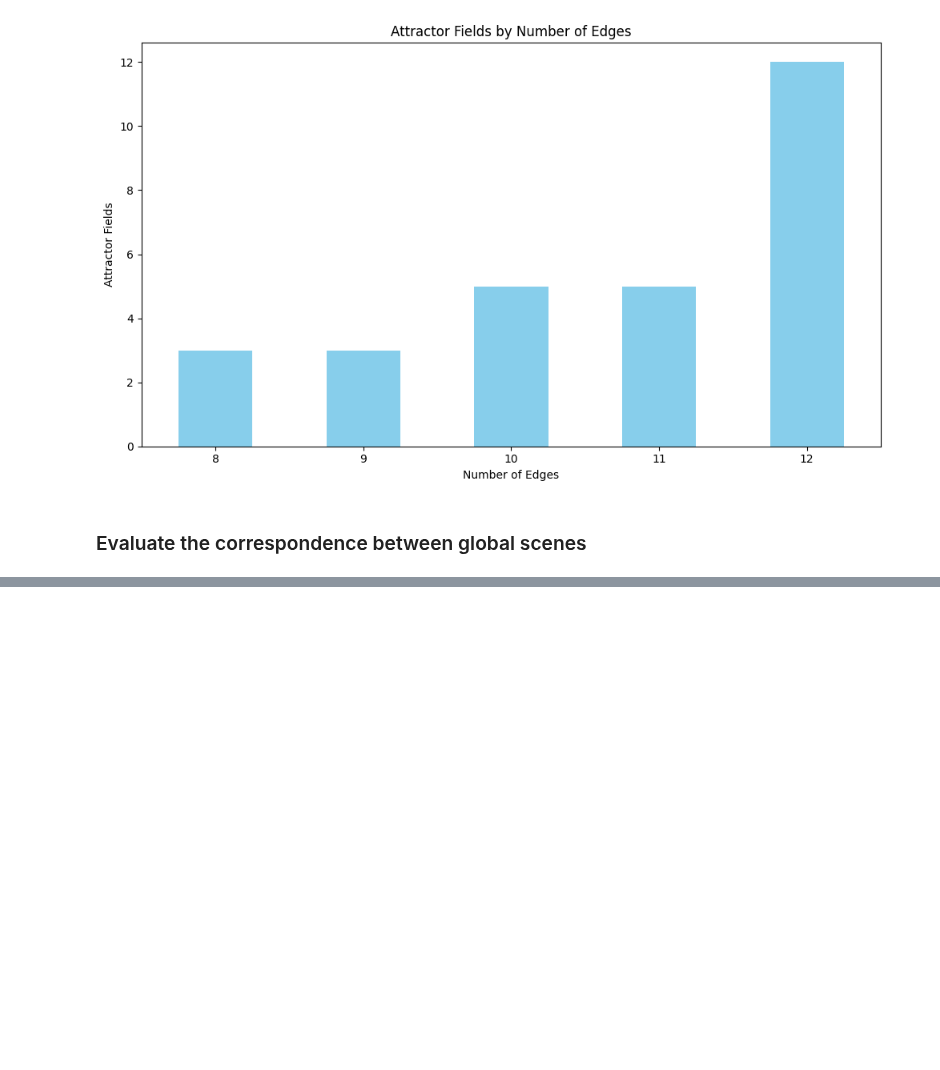
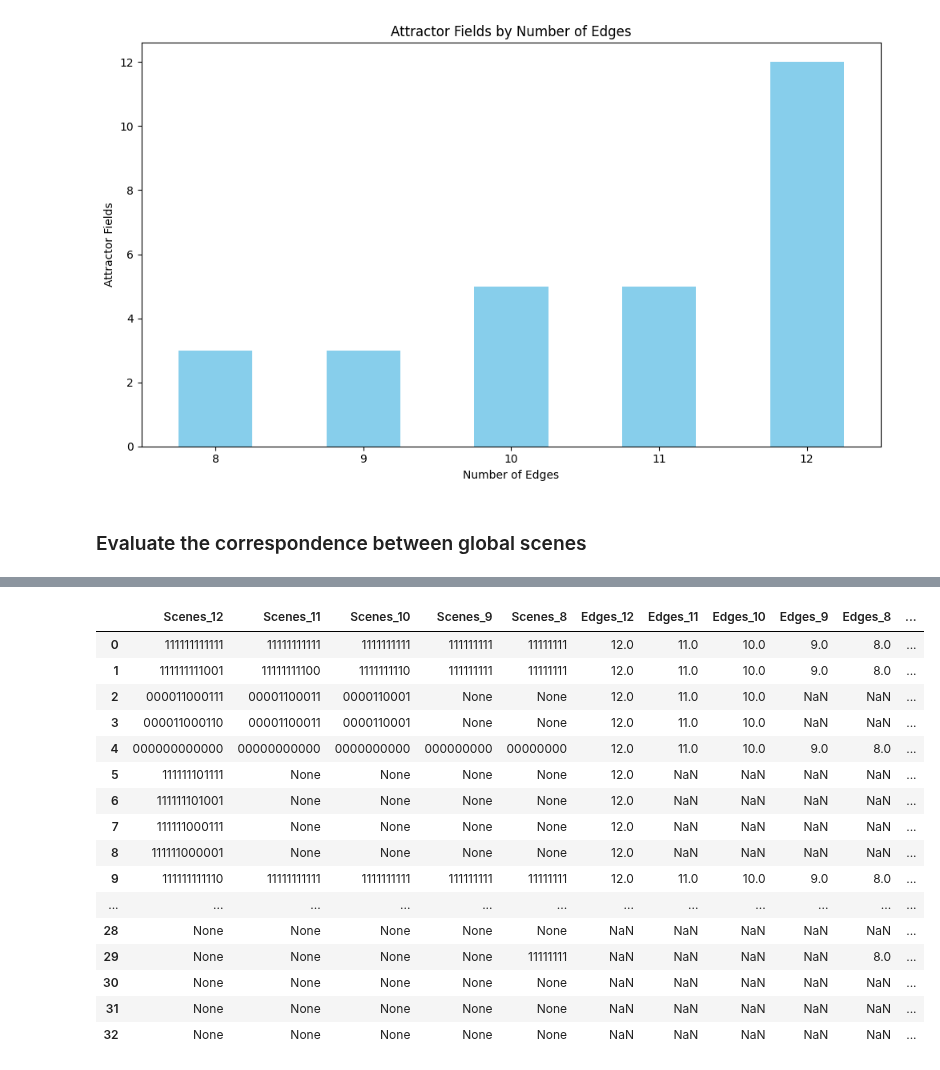
Before and after one commit to crptcusco/cbnetwork, a Jupyter notebook: experiments/7_aleatory_template_coupling_signals/exp7_3_evaluate_equivalence.ipynb, the cells around one changed output, grey strips where cells are left out. Drawn from its saved outputs; the diff is of its cells as text; code cells hidden in the pictures; blank space fills up the shorter version.

```diff
--- a/experiments/7_aleatory_template_coupling_signals/exp7_3_evaluate_equivalence.ipynb
+++ b/experiments/7_aleatory_template_coupling_signals/exp7_3_evaluate_equivalence.ipynb
@@ -12,10 +12,9 @@ import matplotlib.pyplot as plt
 
 exp_path = "outputs/exp7_data_7_8_100/"
 indicators_file = exp_path + 'data.csv'
-
 df = pd.read_csv(indicators_file)
-df['n_edges'] = df['n_edges'].astype(int)
 print("Indicators Loaded")
-df.keys()
+print(df.dtypes)
+df.head(10)
 # %% [output]
 Indicators Loaded
@@ -272,0 +353,89 @@ results_df
+# %%
+import pandas as pd
+
+# Ordenamos el DataFrame por number_of_edges en orden descendente
+df_sorted = df_resume.sort_values(by='number_of_edges', ascending=False)
+
+# Inicializamos un diccionario para almacenar los resultados
+results = {f'Scenes_{i}': [] for i in range(12, 7, -1)}
+results.update({f'Edges_{i}': [] for i in range(12, 7, -1)})
+results.update({f'Attractors_{i}': [] for i in range(12, 7, -1)})
+
+# Iteramos desde 12 aristas hasta 8 aristas
+for num_edges in range(12, 7, -1):
+    # Filtramos las escenas actuales con el número de aristas especificado
+    current_scenes = df_sorted[df_sorted['number_of_edges'] == num_edges]
+
+    for _, current_row in current_scenes.iterrows():
+        current_scene = current_row['global_scene']
+        current_attractors = current_row['attractor_fields_count']
+        current_edges = current_row['number_of_edges']
+
+        # Inicializamos los valores predeterminados para las columnas
+        scenes_prev = [None] * (12 - 8)
+        edges_prev = [None] * (12 - 8)
+        attractors_prev = [None] * (12 - 8)
+
+        # Encontramos las escenas previas con un número de aristas menor
+        for prev_num_edges in range(num_edges - 1, 7, -1):
+            prev_scenes = df_sorted[df_sorted['number_of_edges'] == prev_num_edges]
+
+            found = False
+            for _, prev_row in prev_scenes.iterrows():
+                prev_scene = prev_row['global_scene']
+                if prev_scene in current_scene:
+                    prev_edges = prev_row['number_of_edges']
+                    prev_attractors = prev_row['attractor_fields_count']
+
+                    index = 12 - prev_num_edges - 1
+                    scenes_prev[index] = prev_scene
+                    edges_prev[index] = prev_edges
+                    attractors_prev[index] = prev_attractors
+
+                    found = True
+                    break
+
+            if not found:
+                index = 12 - prev_num_edges - 1
+                scenes_prev[index] = None
+                edges_prev[index] = None
+                attractors_prev[index] = None
+
+        # Añadimos los resultados al diccionario
+        results[f'Scenes_{num_edges}'].append(current_scene)
+        results[f'Edges_{num_edges}'].append(current_edges)
+        results[f'Attractors_{num_edges}'].append(current_attractors)
+
+        # Añadimos los valores para las escenas previas
+        for idx, (scene, edge, attractor) in enumerate(zip(scenes_prev, edges_prev, attractors_prev)):
+            results[f'Scenes_{12 - idx - 1}'].append(scene)
+            results[f'Edges_{12 - idx - 1}'].append(edge)
+            results[f'Attractors_{12 - idx - 1}'].append(attractor)
+
+# Convertimos los resultados a un DataFrame y garantizamos que todas las listas tengan la misma longitud
+max_length = max(len(v) for v in results.values())
+for key in results:
+    while len(results[key]) < max_length:
+        results[key].append(None)
+
+df_results = pd.DataFrame(results)
+
+df_results
+# %% [output]
+|  | Scenes_12 | Scenes_11 | Scenes_10 | Scenes_9 | Scenes_8 | Edges_12 | Edges_11 | Edges_10 | Edges_9 | Edges_8 | ... |
+| 0 | 111111111111 | 11111111111 | 1111111111 | 111111111 | 11111111 | 12.0 | 11.0 | 10.0 | 9.0 | 8.0 | ... |
+| 1 | 111111111001 | 11111111100 | 1111111110 | 111111111 | 11111111 | 12.0 | 11.0 | 10.0 | 9.0 | 8.0 | ... |
+| 2 | 000011000111 | 00001100011 | 0000110001 | None | None | 12.0 | 11.0 | 10.0 | NaN | NaN | ... |
+| 3 | 000011000110 | 00001100011 | 0000110001 | None | None | 12.0 | 11.0 | 10.0 | NaN | NaN | ... |
+| 4 | 000000000000 | 00000000000 | 0000000000 | 000000000 | 00000000 | 12.0 | 11.0 | 10.0 | 9.0 | 8.0 | ... |
+| 5 | 111111101111 | None | None | None | None | 12.0 | NaN | NaN | NaN | NaN | ... |
+| 6 | 111111101001 | None | None | None | None | 12.0 | NaN | NaN | NaN | NaN | ... |
+| 7 | 111111000111 | None | None | None | None | 12.0 | NaN | NaN | NaN | NaN | ... |
+| 8 | 111111000001 | None | None | None | None | 12.0 | NaN | NaN | NaN | NaN | ... |
+| 9 | 111111111110 | 11111111111 | 1111111111 | 111111111 | 11111111 | 12.0 | 11.0 | 10.0 | 9.0 | 8.0 | ... |
+| ... | ... | ... | ... | ... | ... | ... | ... | ... | ... | ... | ... |
+| 28 | None | None | None | None | None | NaN | NaN | NaN | NaN | NaN | ... |
+| 29 | None | None | None | None | 11111111 | NaN | NaN | NaN | NaN | 8.0 | ... |
+| 30 | None | None | None | None | None | NaN | NaN | NaN | NaN | NaN | ... |
+| 31 | None | None | None | None | None | NaN | NaN | NaN | NaN | NaN | ... |
+| 32 | None | None | None | None | None | NaN | NaN | NaN | NaN | NaN | ... |
```
Also changed, not shown: parts of 7 cells of this notebook.
